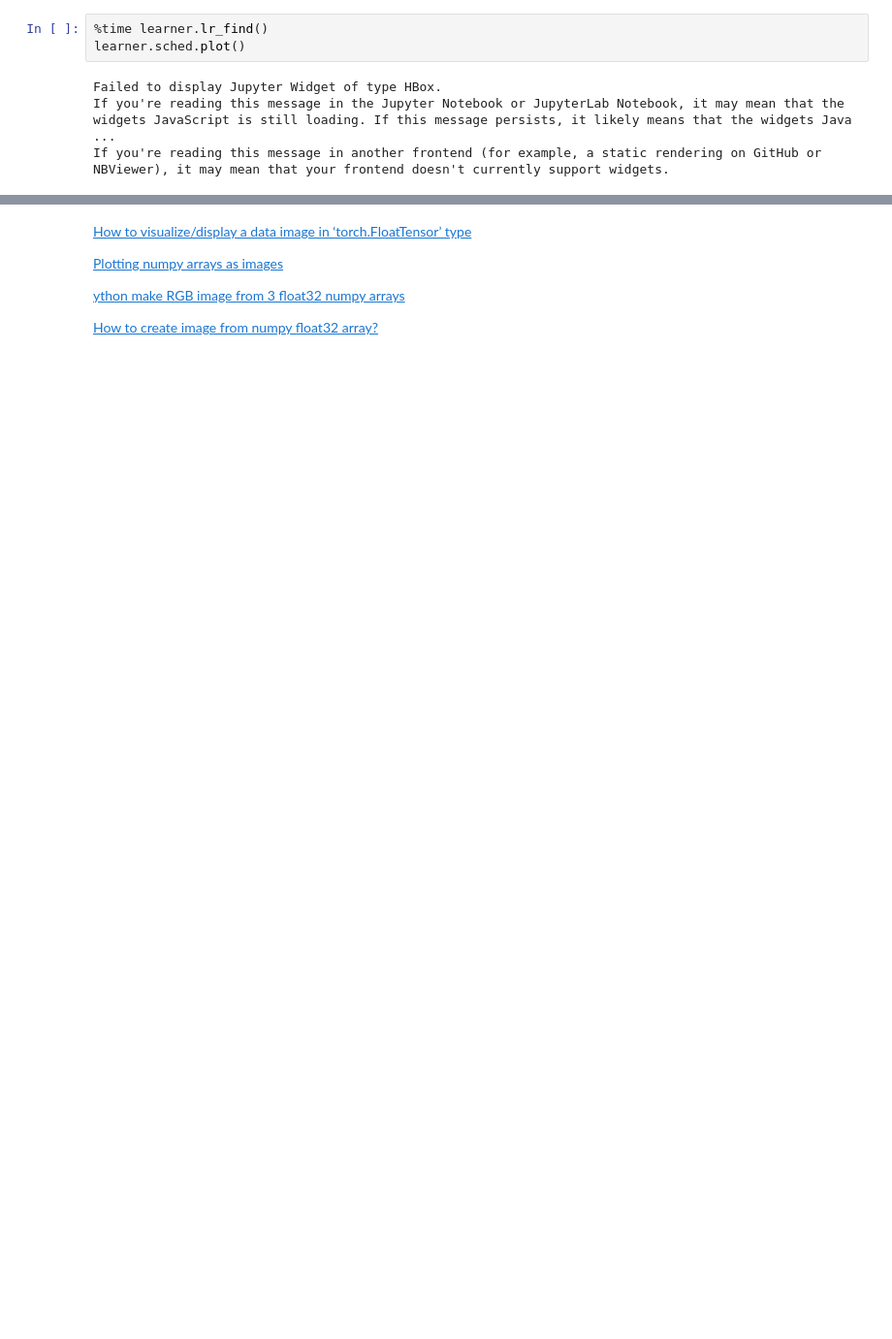
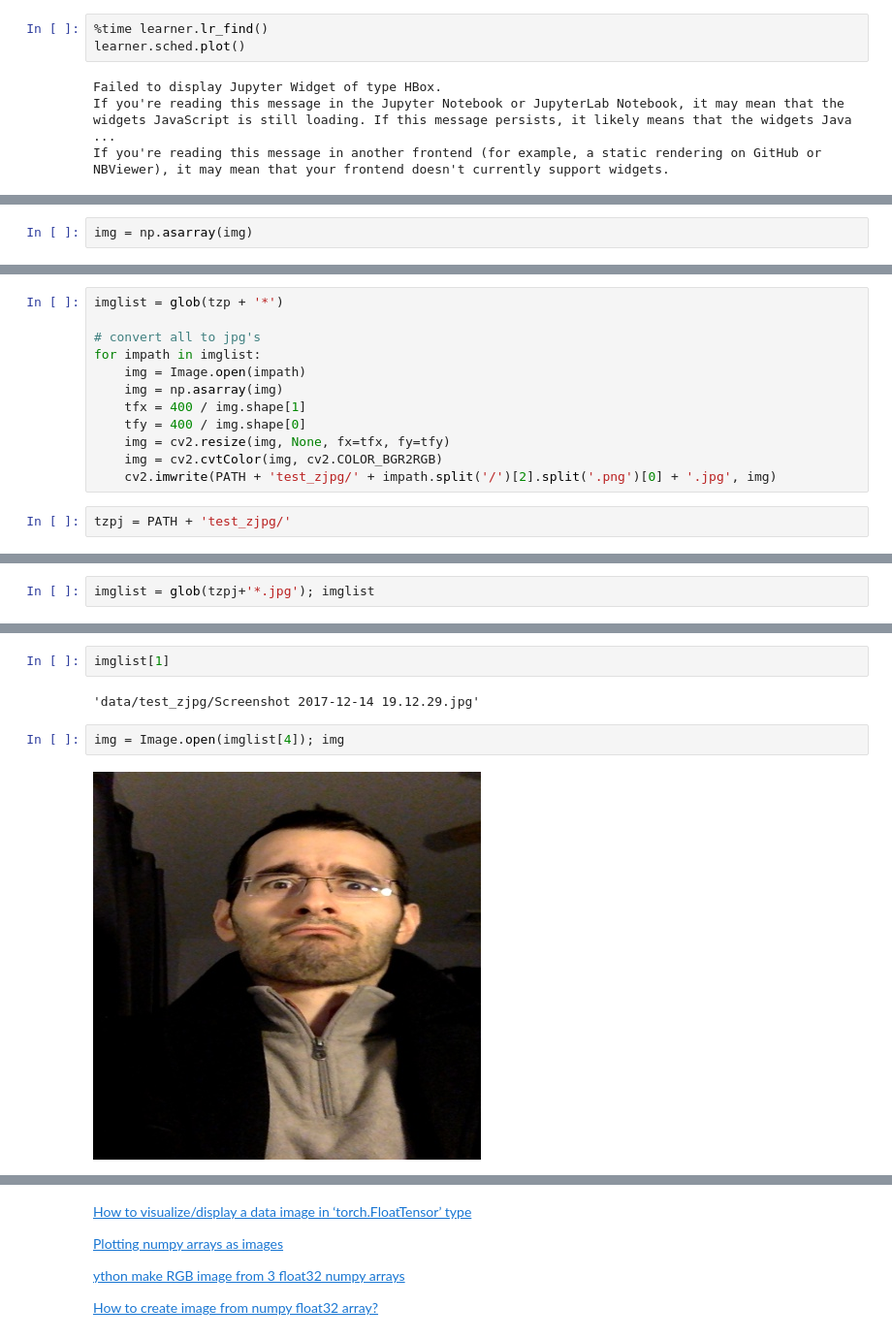
Before and after one commit to WNoxchi/Aersu, a Jupyter notebook: GLOC/Initial-Model-RN34.ipynb, the cells around one changed output, grey strips where cells are left out. Shown at 97% size. Cells and saved outputs as stored; diff of their text form; blank space fills up the shorter version.

```diff
--- a/GLOC/Initial-Model-RN34.ipynb
+++ b/GLOC/Initial-Model-RN34.ipynb
@@ -386,0 +604,2 @@ If you're reading this message in another frontend (for example, a static render
+# %%
+img = np.asarray(img)
@@ -386,0 +621,14 @@ If you're reading this message in another frontend (for example, a static render
+# %%
+imglist = glob(tzp + '*')
+
+# convert all to jpg's
+for impath in imglist:
+    img = Image.open(impath)
+    img = np.asarray(img)
+    tfx = 400 / img.shape[1]
+    tfy = 400 / img.shape[0]
+    img = cv2.resize(img, None, fx=tfx, fy=tfy)
+    img = cv2.cvtColor(img, cv2.COLOR_BGR2RGB)
+    cv2.imwrite(PATH + 'test_zjpg/' + impath.split('/')[2].split('.png')[0] + '.jpg', img)
+# %%
+tzpj = PATH + 'test_zjpg/'
@@ -386,0 +642,2 @@ If you're reading this message in another frontend (for example, a static render
+# %%
+imglist = glob(tzpj+'*.jpg'); imglist
@@ -386,0 +659,8 @@ If you're reading this message in another frontend (for example, a static render
+# %%
+imglist[1]
+# %% [output]
+'data/test_zjpg/Screenshot 2017-12-14 19.12.29.jpg'
+# %%
+img = Image.open(imglist[4]); img
+# %% [output]
+[figure, added]
```
Also changed, not shown: parts of 55 cells of this notebook.
